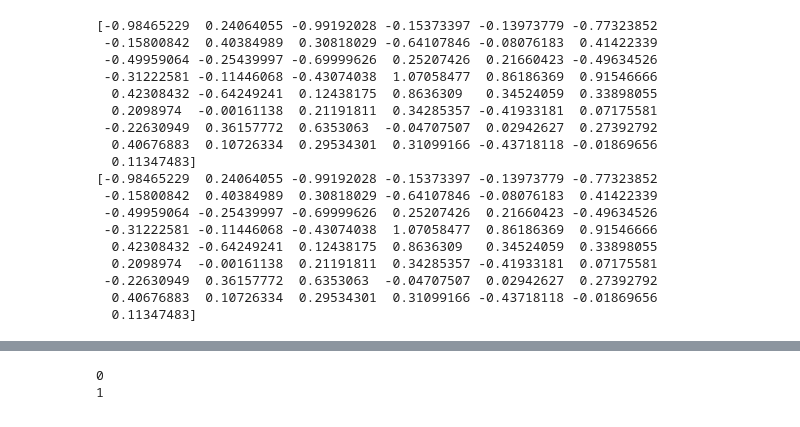
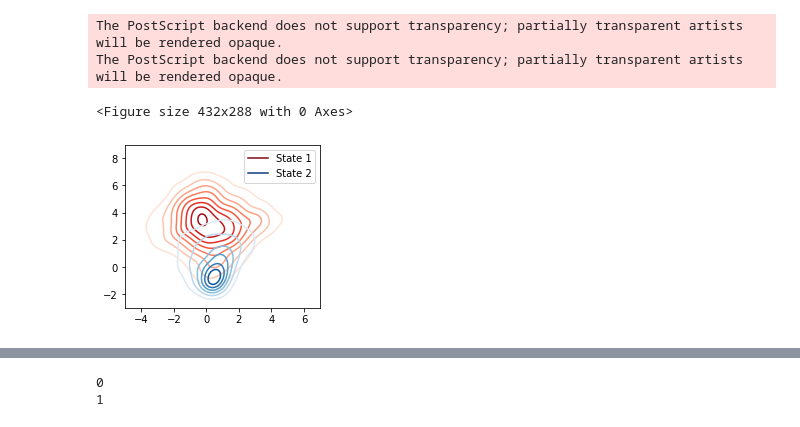
Before and after one commit to mehta-lab/dynamorph, a Jupyter notebook: NOVEMBER_Analysis.ipynb, the cells around one changed output, grey strips where cells are left out. Saved outputs shown, nothing was run; the diff lists cells and outputs as text; code cells hidden in the pictures.

```diff
--- a/NOVEMBER_Analysis.ipynb
+++ b/NOVEMBER_Analysis.ipynb
@@ -1079,24 +1078,3 @@ for i in range(10):
-# %%
-print((centers[0] - centers[1])/std_unit)
-# %% [output]
-[-0.98465229  0.24064055 -0.99192028 -0.15373397 -0.13973779 -0.77323852
- -0.15800842  0.40384989  0.30818029 -0.64107846 -0.08076183  0.41422339
- -0.49959064 -0.25439997 -0.69999626  0.25207426  0.21660423 -0.49634526
- -0.31222581 -0.11446068 -0.43074038  1.07058477  0.86186369  0.91546666
-  0.42308432 -0.64249241  0.12438175  0.8636309   0.34524059  0.33898055
-  0.2098974  -0.00161138  0.21191811  0.34285357 -0.41933181  0.07175581
- -0.22630949  0.36157772  0.6353063  -0.04707507  0.02942627  0.27392792
-  0.40676883  0.10726334  0.29534301  0.31099166 -0.43718118 -0.01869656
-  0.11347483]
-[-0.98465229  0.24064055 -0.99192028 -0.15373397 -0.13973779 -0.77323852
- -0.15800842  0.40384989  0.30818029 -0.64107846 -0.08076183  0.41422339
- -0.49959064 -0.25439997 -0.69999626  0.25207426  0.21660423 -0.49634526
- -0.31222581 -0.11446068 -0.43074038  1.07058477  0.86186369  0.91546666
-  0.42308432 -0.64249241  0.12438175  0.8636309   0.34524059  0.33898055
-  0.2098974  -0.00161138  0.21191811  0.34285357 -0.41933181  0.07175581
- -0.22630949  0.36157772  0.6353063  -0.04707507  0.02942627  0.27392792
-  0.40676883  0.10726334  0.29534301  0.31099166 -0.43718118 -0.01869656
-  0.11347483]
 # %%
 ### Calculate trajectory states ###
 state_cmaps = [plt.get_cmap(name) for name in ['Blues', 'Reds', 'Greens', 'Oranges']]
@@ -1106,3 +1084,44 @@ for well in wells_:
     names = traj_names[well]
     for n in names:
         traj_states[well].append(prob_mat[t_arrays.index(n)])
+# %%
+classes = sorted(np.unique(Y))
+weights = prob_mat
+
+outlying = np.zeros((X.shape[0],))
+for i, c in enumerate(classes):
+    inds = np.where(Y == c)
+    X_c = X[inds]
+    median_X_c = np.median(X_c, keepdims=True, axis=0)
+    outlying[inds] = np.linalg.norm(X_c - median_X_c, axis=1, ord=2)
+
+outlying = (1 - 0.7 * (outlying - outlying.min())/(outlying.max() - outlying.min())) ** 10.
+weights = weights * outlying.reshape((-1, 1))
+
+plt.clf()
+f = plt.figure(figsize=(3.5, 3))
+center1_samples = np.where(weights[:, 0] > weights[:, 1])[0]
+center2_samples = np.where(weights[:, 1] > weights[:, 0])[0]
+sns.kdeplot(X[center2_samples][:, 1],
+            X[center2_samples][:, 2],
+            cmap=state_cmaps[1],
+            shade_lowest=False,
+            n_levels=8,
+            label='State 1')
+sns.kdeplot(X[center1_samples][:, 1],
+            X[center1_samples][:, 2],
+            cmap=state_cmaps[0],
+            shade_lowest=False,
+            n_levels=8,
+            label='State 2')
+plt.xlim(-5, 7)
+plt.ylim(-3, 9)
+plt.legend()
+# plt.show()
+plt.savefig('NOVEMBER_state_KDE.png', dpi=300)
+plt.savefig('NOVEMBER_state_KDE.eps')
+# %% [output]
+The PostScript backend does not support transparency; partially transparent artists will be rendered opaque.
+The PostScript backend does not support transparency; partially transparent artists will be rendered opaque.
+<Figure size 432x288 with 0 Axes>
+[figure, added]
```
Also changed, not shown: parts of 32 cells of this notebook, 1 other file.
